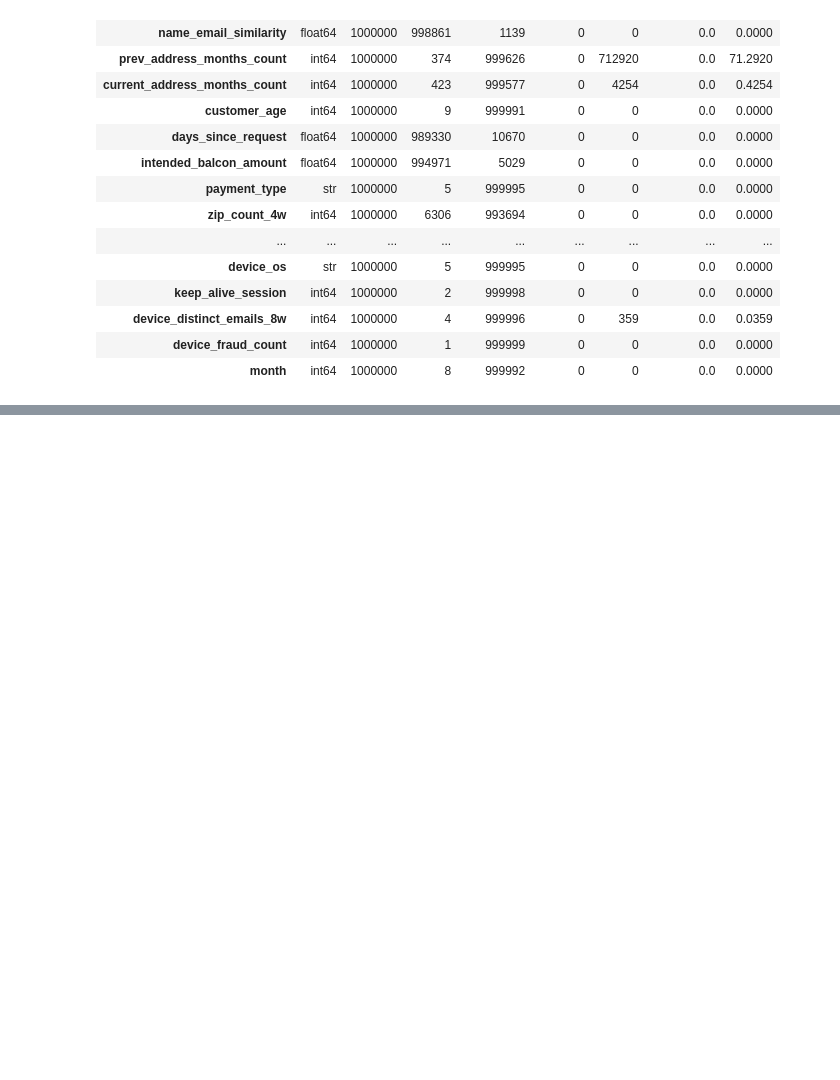
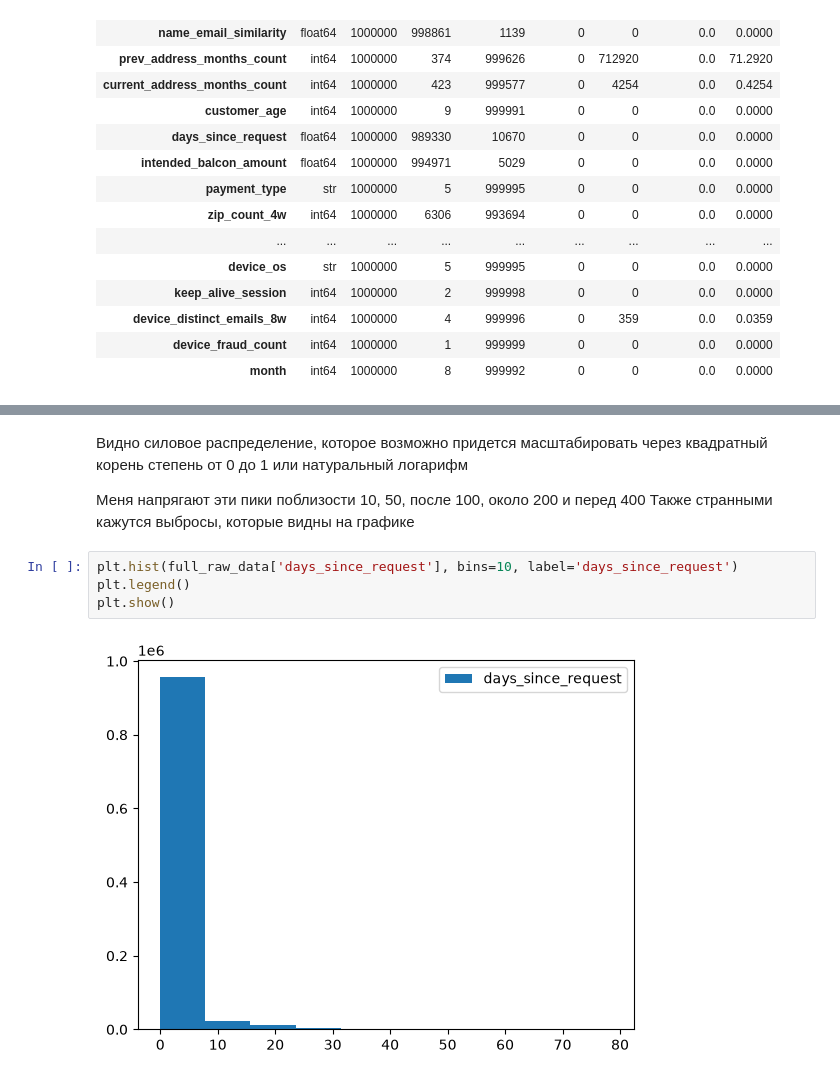
Before and after one commit to Quedbox/fraud-risk-engine, a Jupyter notebook: notebooks/first_hand_analysis.ipynb, the cells around one changed output, grey strips where cells are left out. Drawn from its saved outputs; the diff is of its cells as text; blank space fills up the shorter version.

```diff
--- a/notebooks/first_hand_analysis.ipynb
+++ b/notebooks/first_hand_analysis.ipynb
@@ -213,0 +383,11 @@ data_audit
+# %% [markdown]
+Видно силовое распределение, которое возможно придется масштабировать через квадратный корень степень от 0 до 1 или натуральный логарифм
+
+Меня напрягают эти пики поблизости 10, 50, после 100, около 200 и перед 400
+Также странными кажутся выбросы, которые видны на графике
+# %%
+plt.hist(full_raw_data['days_since_request'], bins=10, label='days_since_request')
+plt.legend()
+plt.show()
+# %% [output]
+[figure, added]
```
Also changed, not shown: parts of 23 cells of this notebook, 9 other files.
